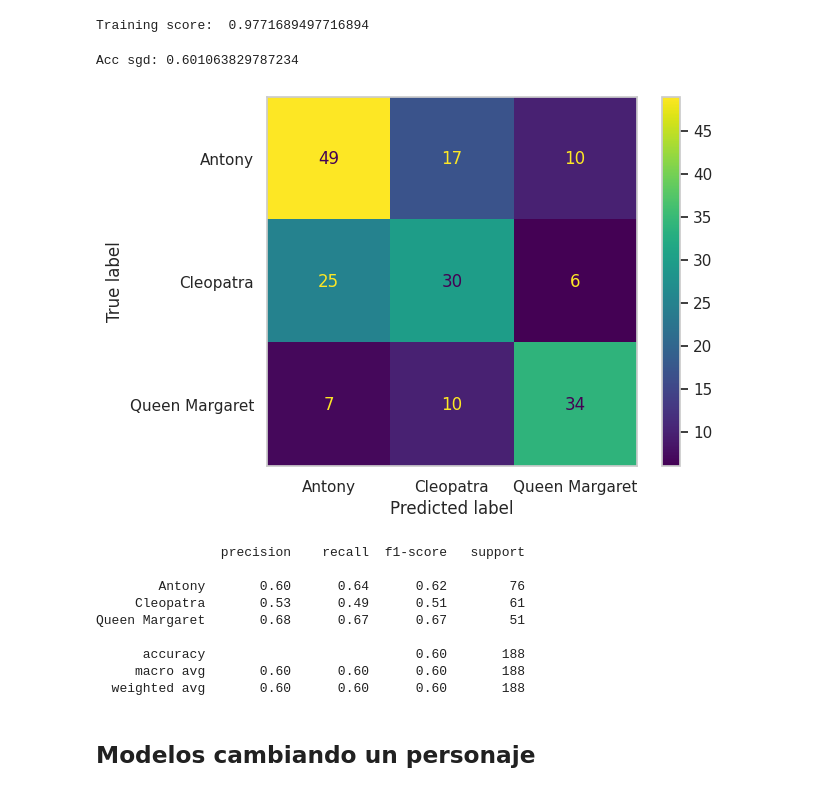
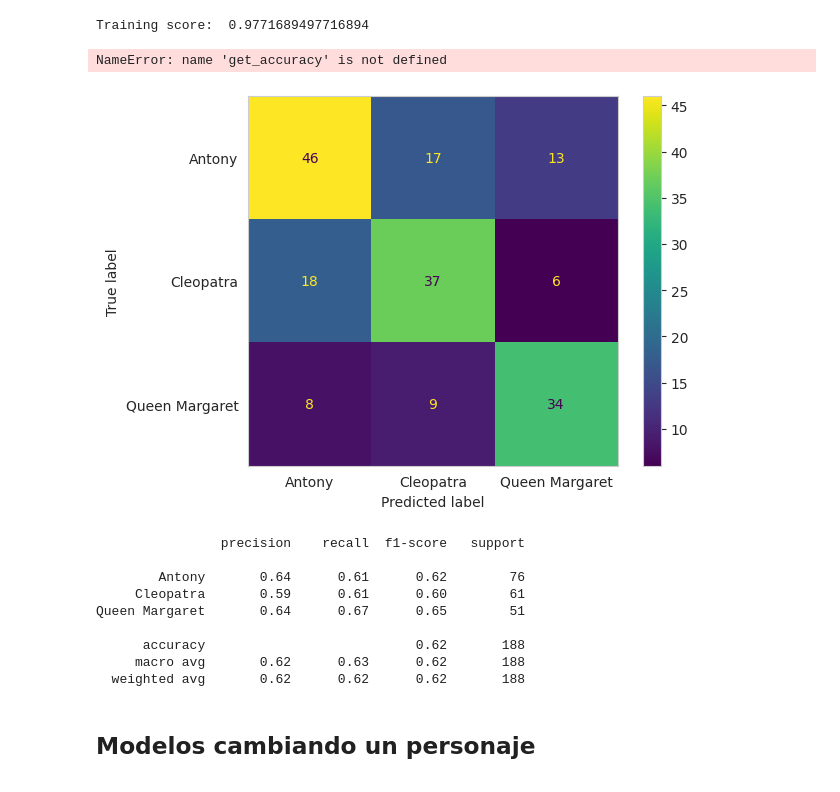
Before and after one commit to luchymd89/introcd, a Jupyter notebook: Tarea_2/shakespeare_tarea_2.ipynb, the cells around one changed output. Drawn from its saved outputs; the diff is of its cells as text; code cells hidden in the pictures.

```diff
--- a/Tarea_2/shakespeare_tarea_2.ipynb
+++ b/Tarea_2/shakespeare_tarea_2.ipynb
@@ -247,8 +247,8 @@ Porcentaje en test Character Queen Margaret:  27.13 %
 ### Visualización de train vs test
 # %%
 # Visualize the Data
-#sns.set_style('darkgrid')
-#sns.set_palette('pastel')
+sns.set_style('darkgrid')
+sns.set_palette('pastel')
 df_train = df_train.sort_values('CharName', ascending=True)
 #sns.catplot(data=final_df, x='CharName', y='Percent', hue='Type')
 plt.pie(df_train['Percent'], labels=df_train['CharName'], autopct = '%0.0f%%')
@@ -383,12 +388,15 @@ reductor_ = PCA(n_components = 5)
 X_train_red = reductor_.fit_transform(X_train_tf.toarray())
 # %%
 # Visualización de las dos primeras componentes de PCA
+sns.set_palette("deep")
 fig, ax = plt.subplots(figsize=(6, 6))
 for character in np.unique(y_train):
     mask_train = y_train == character
     ax.scatter(X_train_red[mask_train, 0], X_train_red[mask_train, 1], label=character)
 
-ax.set_title("PCA por personaje")
+ax.set_title("PCA por personaje, con stopwords")
+ax.set_xlabel("Primera componente")
+ax.set_ylabel("Segunda componente")
 ax.legend()
 # %% [output]
 <matplotlib.legend.Legend at 0x...>
@@ -901,6 +911,10 @@ X_train_sgd = X_train
 y_train_sgd = y_train
 X_test_sgd = X_test
 y_test_sgd = y_test
+# %%
+additional_stop_words=['thou', 'thee', 'thy', 'ye', 'thine', ]
+count_vect = CountVectorizer(stop_words=list(text.ENGLISH_STOP_WORDS.union(additional_stop_words)), ngram_range=(1,1))
+tf_idf = TfidfTransformer(use_idf=True)
 # %%
 X_train_sgd_counts = count_vect.fit_transform(X_train_sgd)
 X_train_sgd_tf = tf_idf.fit_transform(X_train_sgd_counts)
@@ -910,7 +924,7 @@ X_test_sgd_tfidf = tf_idf.transform(X_test_sgd_counts)
 # %%
 # Entrenar
 # hinge’ gives a linear SVM.
-sgd = SGDClassifier(loss='hinge', penalty='l2', random_state=1,max_iter=10, tol=None)
+sgd = SGDClassifier(loss='hinge', penalty='l2', random_state=1,max_iter=5, tol=None)
 sgd.fit(X_train_sgd_tf, y_train_sgd)
 score_sgd = sgd.score(X_train_sgd_tf, y_train_sgd)
 print("Training score: ", score_sgd)
@@ -924,24 +938,26 @@ y_pred_sgd = sgd.predict(X_test_sgd_tfidf)
 acc_sgd = get_accuracy(y_test_sgd, y_pred_sgd)
 print("Acc sgd:", acc_sgd)
 # %% [output]
-Acc sgd: 0.601063829787234
+NameError: name 'get_accuracy' is not defined
 # %%
+sns.set_style("whitegrid", {'axes.grid' : False})
+
 disp = ConfusionMatrixDisplay.from_predictions(y_test_sgd, y_pred_sgd)
 # %% [output]
-[figure, old version]
+[figure, new version]
 # %%
 cr = classification_report(y_test_sgd, y_pred_sgd)
 print(cr)
 # %% [output]
                 precision    recall  f1-score   support
 
-        Antony       0.60      0.64      0.62        76
-     Cleopatra       0.53      0.49      0.51        61
-Queen Margaret       0.68      0.67      0.67        51
+        Antony       0.64      0.61      0.62        76
+     Cleopatra       0.59      0.61      0.60        61
+Queen Margaret       0.64      0.67      0.65        51
 
-      accuracy                           0.60       188
-     macro avg       0.60      0.60      0.60       188
-  weighted avg       0.60      0.60      0.60       188
+      accuracy                           0.62       188
+     macro avg       0.62      0.63      0.62       188
+  weighted avg       0.62      0.62      0.62       188
 # %% [markdown]
 ## Modelos cambiando un personaje
 # %%
```
Also changed, not shown: parts of 11 cells of this notebook.
